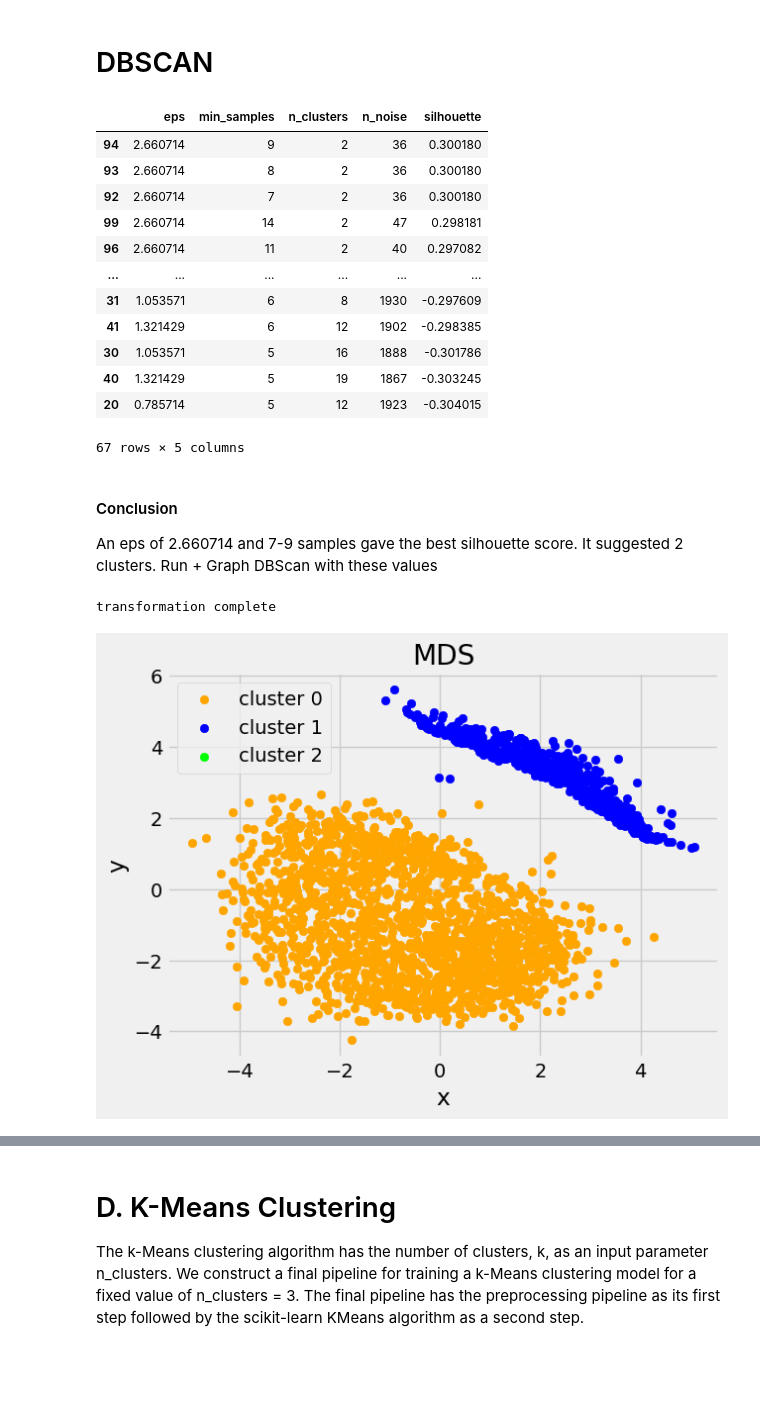
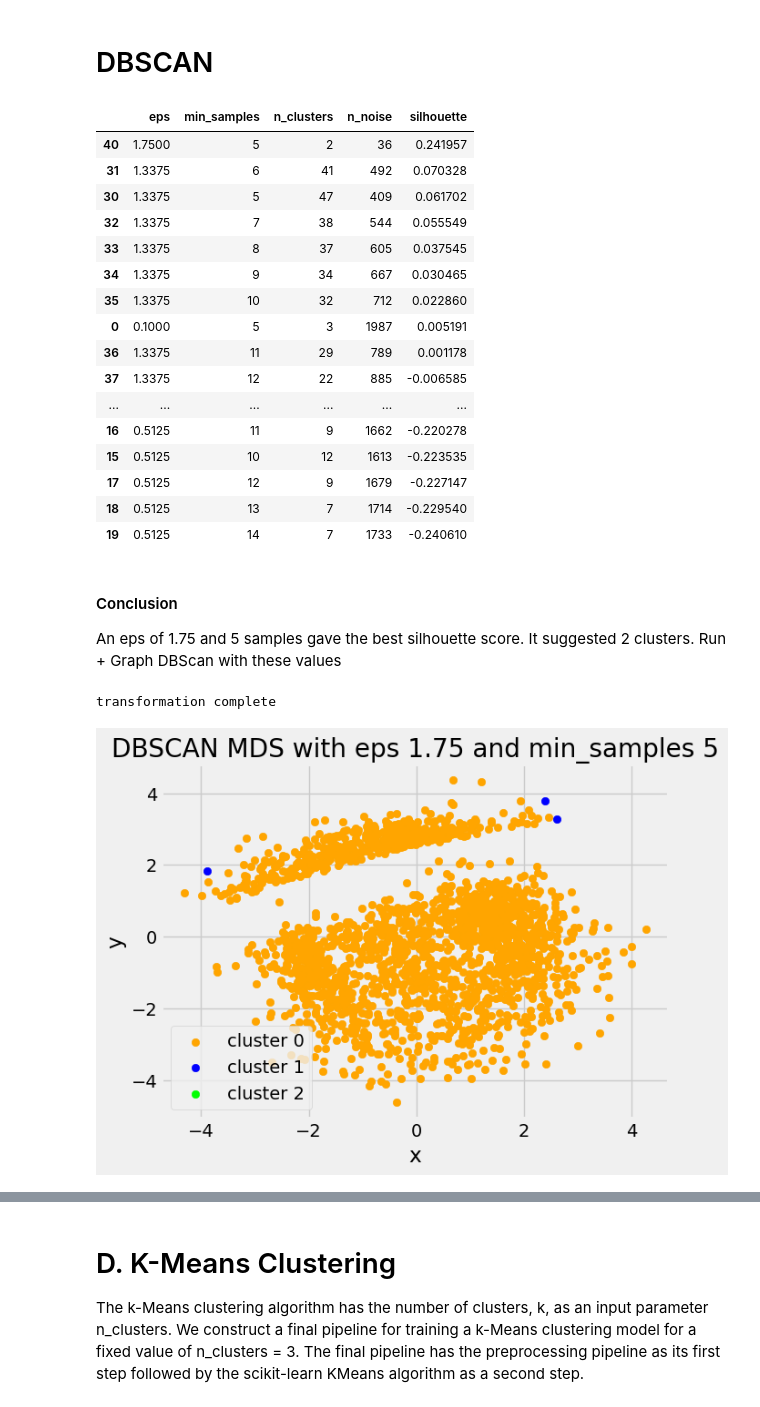
Before and after one commit to qaz73/ULAssignment-2, a Jupyter notebook: etivity2.ipynb, the cells around one changed output, grey strips where cells are left out. Saved outputs shown, nothing was run; the diff lists cells and outputs as text; code cells hidden in the pictures; blank space fills up the shorter version.

```diff
--- a/etivity2.ipynb
+++ b/etivity2.ipynb
@@ -206,7 +199,0 @@ df.tail()
-# %%
-# Create a dictionary for month
-calendar_dict = {'jan':1, 'feb':2, 'mar':3, 'apr':4, 'may':5, 'jun':6,
-                  'jul':7, 'aug':8, 'sep':9, 'oct':10, 'nov':11, 'dec':12}
-
-df['month'] = df['month'].replace(calendar_dict)
-df.tail()
@@ -338,15 +324,31 @@ num_pipeline = Pipeline(steps=[
     ]
 )
 
+num_pipeline_std_scalar = Pipeline(steps=[
+    ('impute', SimpleImputer(strategy='median')),
+    ('scaler', StandardScaler())
+    ]
+)
+
+
 cat_pipeline = Pipeline(steps=[
     ('impute', SimpleImputer(strategy='most_frequent')),
+    ('ordinal', ColumnTransformer(
+                transformers=[
+                        ('education_order', OrdinalEncoder(categories=education_order), ['education']),
+                        ('month_order', OrdinalEncoder(categories=month_order), ['month'])
+                        ]
+                )),
     ('one-hot',OneHotEncoder(sparse_output=False)) # sparse output required for fit_transform
 ])
 
+# num_pipeline
 col_transform = ColumnTransformer(transformers=[
-        ('num_pipeline',num_pipeline,numerical_attribute),
+ #   num_pipeline_std_scalar
+        ('num_pipeline',num_pipeline_std_scalar,numerical_attribute),
         ('cat_pipeline',cat_pipeline,categorical_attribute)
     ], remainder='drop', n_jobs=-1)
+
 
 
 
@@ -480,0 +490,9 @@ transformation complete
+# %%
+best_k = 4
+
+model = KMeans(n_clusters=best_k, init='k-means++', max_iter=300, n_init=10, random_state=0)
+
+model.fit(df_post_col_transform)  # Fit the k-Means model
+
+# Append the cluster centers to the preprocessed dataset.
+data_and_centers = np.r_[df_post_col_transform,model.cluster_centers_]
@@ -486,7 +538,7 @@ df['cluster'] = pd.Series(clustering_model['kMeans'].labels_, index=df.index)
 # DBSCAN
 # %%
 # Lets run DBScan with 15 EPS values from 0.25 to 4, min_samples of 5..15
-eps_range = np.linspace(0.25, 4, num=15);
+eps_range = np.linspace(0.1, 10, num=25);
 
 min_samples_range  = np.arange(5, 15, step =1)
 
@@ -495,24 +547,29 @@ results_df = run_dbscan_on_range(df_post_col_transform, eps_range, min_samples_r
 results_df[results_df['silhouette'] != -1].sort_values(by='silhouette', ascending=False)
 # %% [output]
 |  | eps | min_samples | n_clusters | n_noise | silhouette |
-| 94 | 2.660714 | 9 | 2 | 36 | 0.300180 |
-| 93 | 2.660714 | 8 | 2 | 36 | 0.300180 |
-| 92 | 2.660714 | 7 | 2 | 36 | 0.300180 |
-| 99 | 2.660714 | 14 | 2 | 47 | 0.298181 |
-| 96 | 2.660714 | 11 | 2 | 40 | 0.297082 |
+| 40 | 1.7500 | 5 | 2 | 36 | 0.241957 |
+| 31 | 1.3375 | 6 | 41 | 492 | 0.070328 |
+| 30 | 1.3375 | 5 | 47 | 409 | 0.061702 |
+| 32 | 1.3375 | 7 | 38 | 544 | 0.055549 |
+| 33 | 1.3375 | 8 | 37 | 605 | 0.037545 |
+| 34 | 1.3375 | 9 | 34 | 667 | 0.030465 |
+| 35 | 1.3375 | 10 | 32 | 712 | 0.022860 |
+| 0 | 0.1000 | 5 | 3 | 1987 | 0.005191 |
+| 36 | 1.3375 | 11 | 29 | 789 | 0.001178 |
+| 37 | 1.3375 | 12 | 22 | 885 | -0.006585 |
 | ... | ... | ... | ... | ... | ... |
-| 31 | 1.053571 | 6 | 8 | 1930 | -0.297609 |
-| 41 | 1.321429 | 6 | 12 | 1902 | -0.298385 |
-| 30 | 1.053571 | 5 | 16 | 1888 | -0.301786 |
-| 40 | 1.321429 | 5 | 19 | 1867 | -0.303245 |
-| 20 | 0.785714 | 5 | 12 | 1923 | -0.304015 |
+| 16 | 0.5125 | 11 | 9 | 1662 | -0.220278 |
+| 15 | 0.5125 | 10 | 12 | 1613 | -0.223535 |
+| 17 | 0.5125 | 12 | 9 | 1679 | -0.227147 |
+| 18 | 0.5125 | 13 | 7 | 1714 | -0.229540 |
+| 19 | 0.5125 | 14 | 7 | 1733 | -0.240610 |
-67 rows × 5 columns
 # %% [markdown]
 #### Conclusion
-An eps of 2.660714 and 7-9 samples gave the best silhouette score.  It suggested 2 clusters.  Run + Graph DBScan with these values
+An eps of 1.75 and 5 samples gave the best silhouette score.  It suggested 2 clusters.  Run + Graph DBScan with these values
 # %%
-eps = 2.660714
-min_samples = 9
+#eps = 2.660714
+eps = 1.75
+min_samples = 5
 
 db = DBSCAN(eps=eps, min_samples=min_samples)
 
@@ -520,17 +577,17 @@ dbscan_cluster_labels = db.fit_predict(df_post_col_transform)
 # %%
 
 
 XYcoordinates = manifold.MDS(n_components=2, normalized_stress='auto').fit_transform(df_post_col_transform)
 
 print("transformation complete")
 
 clustering_scatterplot(points=XYcoordinates,
                        labels=dbscan_cluster_labels,
                        centers=None,
-                       title='MDS')
+                       title=f'DBSCAN MDS with eps {eps} and min_samples {min_samples}')
 # %% [output]
 transformation complete
-[figure, old version]
+[figure, new version]
 # %%
 XYcoordinates = manifold.TSNE(n_components=2).fit_transform(df_post_col_transform)
 print("transformation complete")
```
Also changed, not shown: parts of 39 cells of this notebook.
